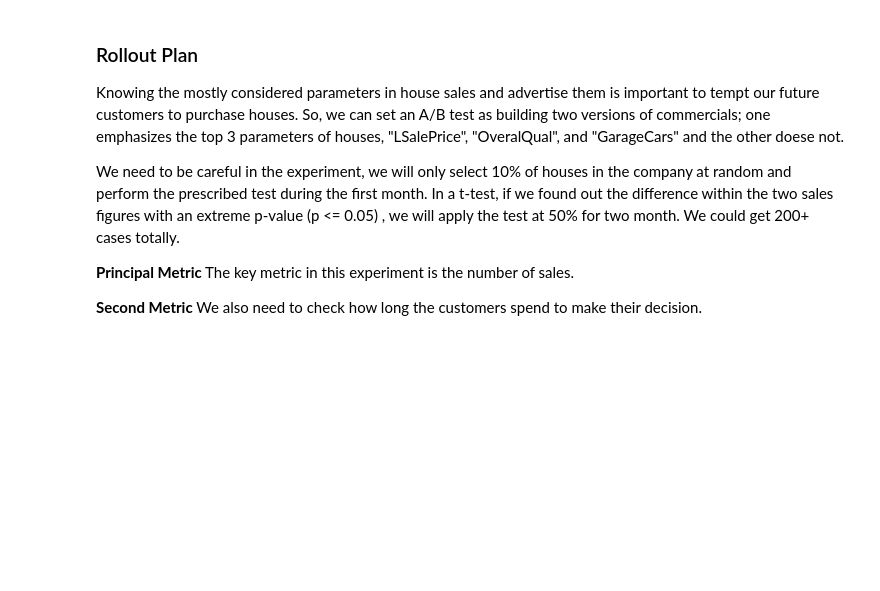
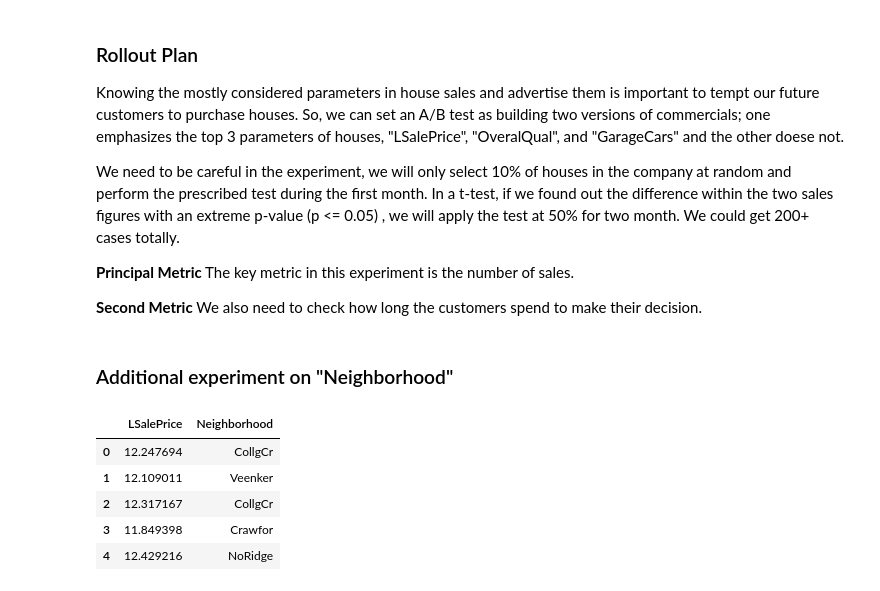
Before and after one commit to LegendaryKim/Thinkful_DSBootCamp, a Jupyter notebook: Unit1_Capstone_Narrative_analytics_and_experimentation.ipynb, the cells around one changed output. Saved outputs shown, nothing was run; the diff lists cells and outputs as text; code cells hidden in the pictures; blank space fills up the shorter version.

```diff
--- a/Unit1_Capstone_Narrative_analytics_and_experimentation.ipynb
+++ b/Unit1_Capstone_Narrative_analytics_and_experimentation.ipynb
@@ -100,3 +100,5 @@ We need to be careful in the experiment, we will only select 10% of houses in th
 The key metric in this experiment is the number of sales.
 
 **Second Metric** We also need to check how long the customers spend to make their decision.
+# %% [markdown]
+### Additional experiment on "Neighborhood"
@@ -102,0 +107,9 @@ The key metric in this experiment is the number of sales.
+# %%
+train_LS_NH.head()
+# %% [output]
+|  | LSalePrice | Neighborhood |
+| 0 | 12.247694 | CollgCr |
+| 1 | 12.109011 | Veenker |
+| 2 | 12.317167 | CollgCr |
+| 3 | 11.849398 | Crawfor |
+| 4 | 12.429216 | NoRidge |
```
Also changed, not shown: parts of 6 cells of this notebook.
